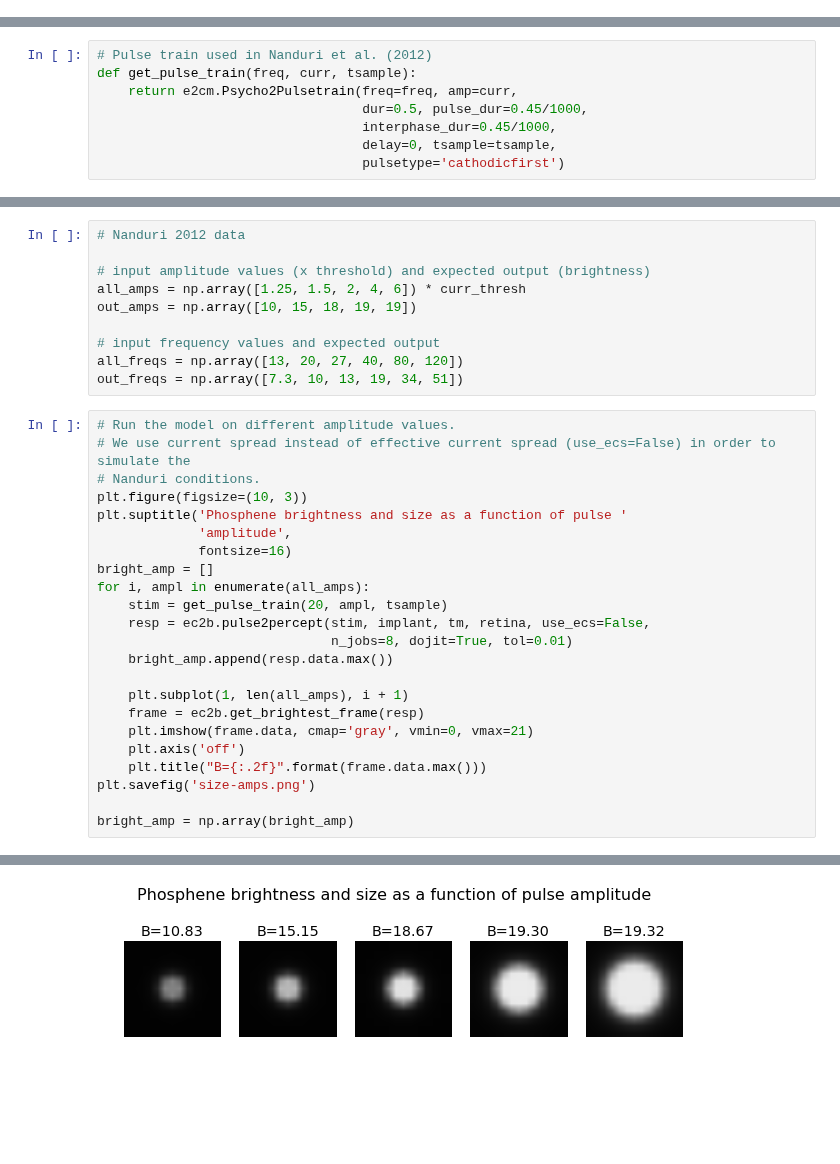
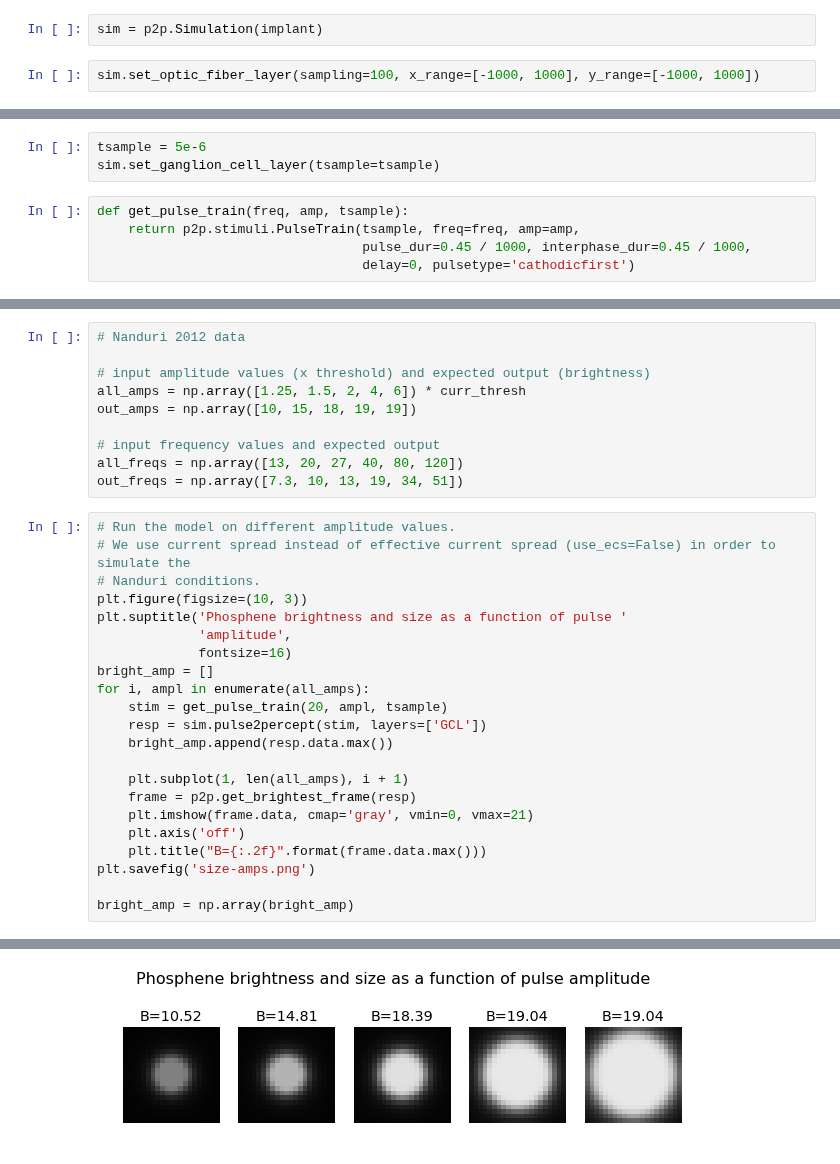
Before and after one commit to pulse2percept/pulse2percept, a Jupyter notebook: examples/notebooks/1.0-exp-nanduri2012.ipynb, the cells around one changed output, grey strips where cells are left out. Drawn from its saved outputs; the diff is of its cells as text; blank space fills up the shorter version.

Commit message:
update Nanduri exp

```diff
--- a/examples/notebooks/1.0-exp-nanduri2012.ipynb
+++ b/examples/notebooks/1.0-exp-nanduri2012.ipynb
@@ -25,0 +12,4 @@ tm = ec2b.TemporalModel(tsample)
+# %%
+sim = p2p.Simulation(implant)
+# %%
+sim.set_optic_fiber_layer(sampling=100, x_range=[-1000, 1000], y_range=[-1000, 1000])
@@ -26,8 +18,8 @@ tm = ec2b.TemporalModel(tsample)
+# %%
+tsample = 5e-6
+sim.set_ganglion_cell_layer(tsample=tsample)
 # %%
-# Pulse train used in Nanduri et al. (2012)
-def get_pulse_train(freq, curr, tsample):
-    return e2cm.Psycho2Pulsetrain(freq=freq, amp=curr,
-                                  dur=0.5, pulse_dur=0.45/1000,
-                                  interphase_dur=0.45/1000,
-                                  delay=0, tsample=tsample,
-                                  pulsetype='cathodicfirst')
+def get_pulse_train(freq, amp, tsample):
+    return p2p.stimuli.PulseTrain(tsample, freq=freq, amp=amp,
+                                  pulse_dur=0.45 / 1000, interphase_dur=0.45 / 1000,
+                                  delay=0, pulsetype='cathodicfirst')
@@ -72,12 +65,11 @@ plt.suptitle('Phosphene brightness and size as a function of pulse '
 bright_amp = []
 for i, ampl in enumerate(all_amps):
     stim = get_pulse_train(20, ampl, tsample)
-    resp = ec2b.pulse2percept(stim, implant, tm, retina, use_ecs=False,
-                              n_jobs=8, dojit=True, tol=0.01)
+    resp = sim.pulse2percept(stim, layers=['GCL'])
     bright_amp.append(resp.data.max())
 
     plt.subplot(1, len(all_amps), i + 1)
-    frame = ec2b.get_brightest_frame(resp)
+    frame = p2p.get_brightest_frame(resp)
     plt.imshow(frame.data, cmap='gray', vmin=0, vmax=21)
     plt.axis('off')
     plt.title("B={:.2f}".format(frame.data.max()))
@@ -93,4 +95,4 @@ bright_amp = np.array(bright_amp)
-[figure, old version]
+[figure, new version]
 # %%
 # Run the model on different frequency values
 plt.figure(figsize=(10, 3))
```
Also changed, not shown: parts of 11 cells of this notebook.
